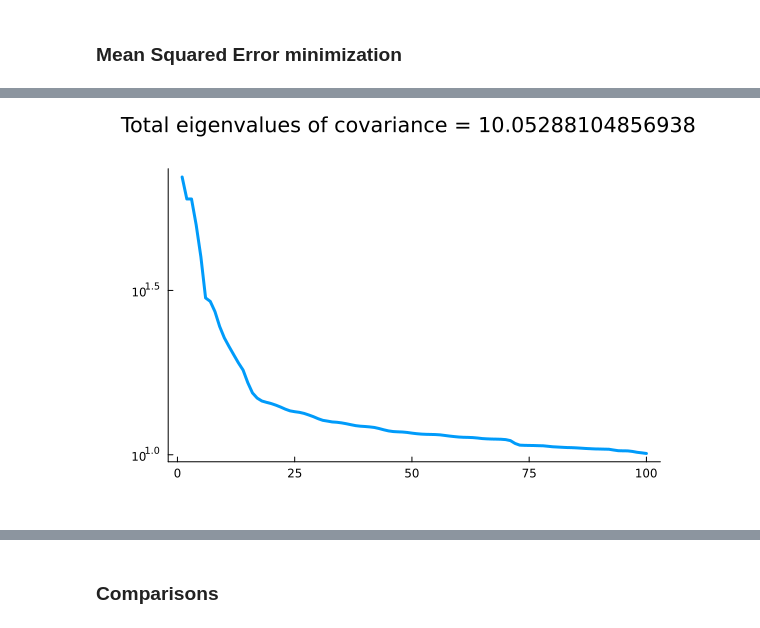
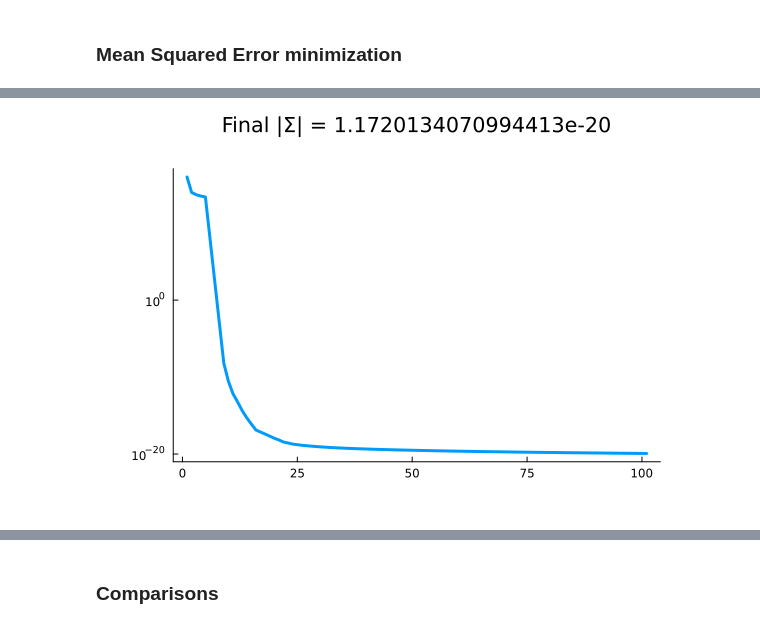
Before and after one commit to wmkouw/narx-efe, a Jupyter notebook: notebooks/NARX-EFE spendulum.ipynb, the cells around one changed output, grey strips where cells are left out. Cells and saved outputs as stored; diff of their text form; code cells hidden in the pictures.

Commit message:
Redid single pendulum experiment with MvNormalGamma parameter estimation.

```diff
--- a/notebooks/NARX-EFE spendulum.ipynb
+++ b/notebooks/NARX-EFE spendulum.ipynb
@@ -80,23 +80,21 @@ plot(p1,p2, layout=grid(2,1, heights=[0.7, 0.3]), size=(900,600))
 H = 1
 Ly = 3
 Lu = 3
-M = size(ϕ(zeros(Ly+Lu), degree=H),1);
+M = size(pol(zeros(Ly+Lu+1), degree=H),1);
 
 # Specify prior distributions
-pτ0 = GammaShapeRate(1e3, 1e0)
-pθ0 = MvNormalMeanCovariance(zeros(M), 10diagm(ones(M)))
-goal = NormalMeanVariance(3.14, 1e-3)
+α0 = 2.0
+β0 = 1.0
+μ0 = zeros(M)
+Λ0 = 1e-2diagm(ones(M))
+goal = NormalMeanVariance(0.5, 10.0)
 
 T = 15
-u_prior = 0.0
-num_iters = 5
 
-agent = NARXAgent(pθ0, pτ0,
+agent = NARXAgent(μ0, Λ0, α0, β0,
                   goal_prior=goal,
                   delay_inp=Lu,
                   delay_out=Ly,
                   pol_degree=H,
-                  thorizon=T,
-                  control_prior=u_prior,
-                  num_iters=num_iters)
+                  time_horizon=T)
 # %% [output]
@@ -179,12 +155,14 @@ T = 10
 init_state = [0.0, 0.0];
 
 # Agent specification
-pτ0 = GammaShapeRate(1e2, 1e0)
-pθ0 = MvNormalMeanCovariance(zeros(M), 10diagm(ones(M)))
+α0 = 2.0
+β0 = 1.0
+μ0 = zeros(M)
+Λ0 = 1e-2diagm(ones(M))
+goal = NormalMeanVariance(0.5, 10.0)
 H = 1
 Ly = 3
 Lu = 3
-M = size(ϕ(zeros(Ly+Lu), degree=H),1);
+M = size(pol(zeros(Ly+Lu+1), degree=H),1);
 λ = 0.0
-num_iters = 10
 # %% [output]
@@ -524,6 +473,6 @@ savefig("figures/NARX-MSE-1Pendulum-trial.png")
 # %%
-final_dSθ_MSE = sum(eigen(cov(pθ_MSE[end])).values)
-tSθ = [sum(eigen(cov(pθ_MSE[k])).values) for k in 1:N]
-plot(tSθ, title="Total eigenvalues of covariance = $final_dSθ_MSE", yscale=:log10)
+dSθ_MSE = det.(inv.(Λ_MSE))
+final_dSθ_MSE = dSθ_MSE[end]
+plot(dSθ_MSE, title="Final |Σ| = $final_dSθ_MSE", yscale=:log10)
 # %% [output]
-[figure, old version]
+[figure, new version]
```
Also changed, not shown: parts of 29 cells of this notebook, 5 other files.
